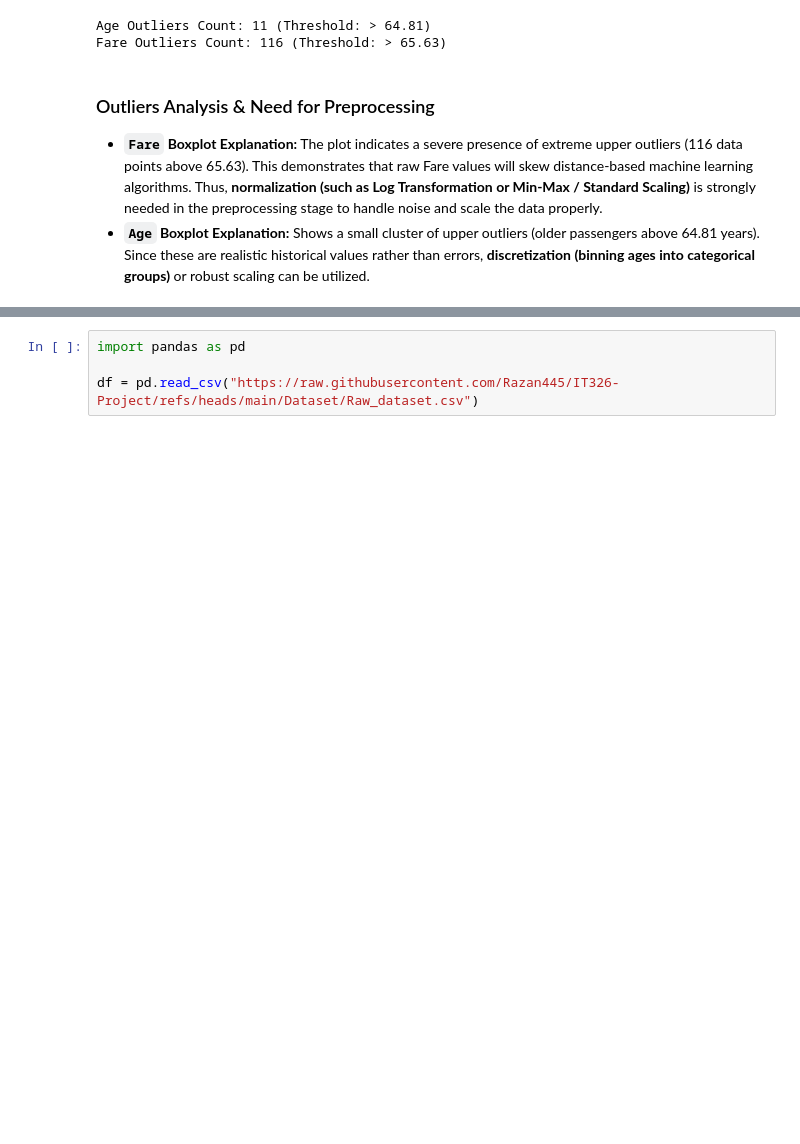
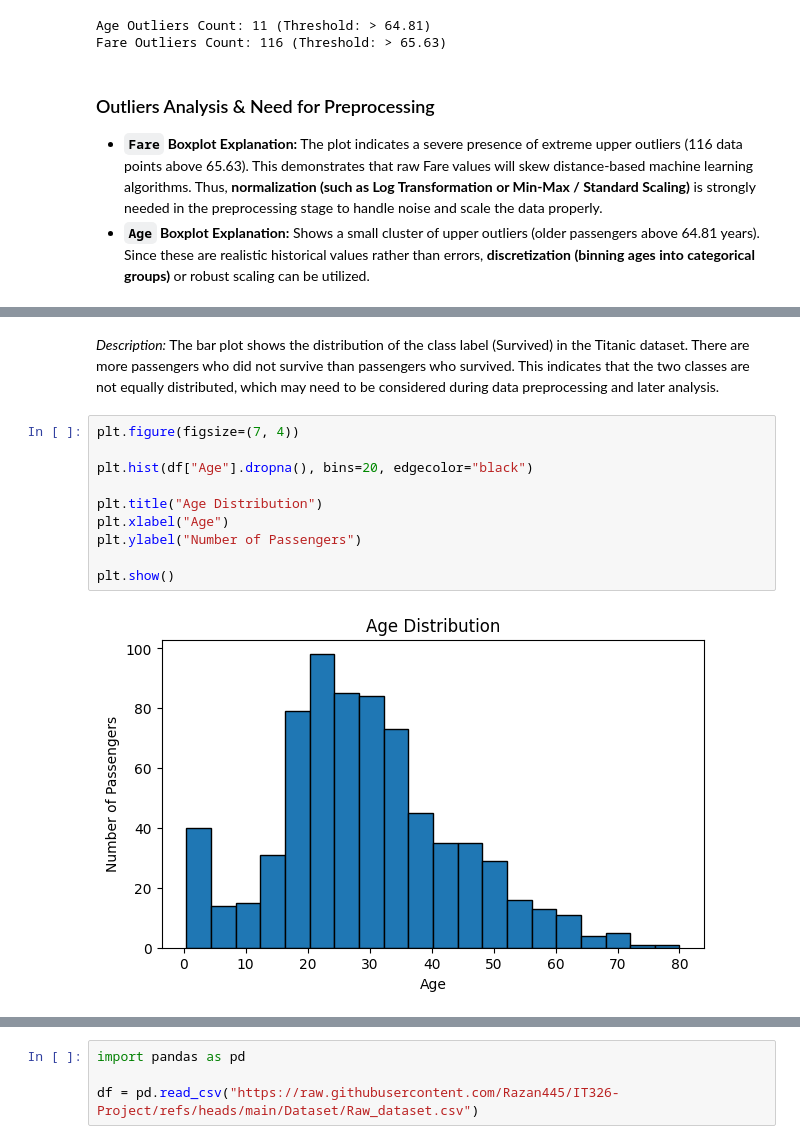
Before and after one commit to Razan445/IT326-Project, a Jupyter notebook: Phase2.ipynb, the cells around one changed output, grey strips where cells are left out. Saved outputs shown, nothing was run; the diff lists cells and outputs as text; blank space fills up the shorter version.

```diff
--- a/Phase2.ipynb
+++ b/Phase2.ipynb
@@ -109,0 +129,15 @@ Fare Outliers Count: 116 (Threshold: > 65.63)
+# %% [markdown]
+*Description:*
+The bar plot shows the distribution of the class label (Survived) in the Titanic dataset. There are more passengers who did not survive than passengers who survived. This indicates that the two classes are not equally distributed, which may need to be considered during data preprocessing and later analysis.
+# %%
+plt.figure(figsize=(7, 4))
+
+plt.hist(df["Age"].dropna(), bins=20, edgecolor="black")
+
+plt.title("Age Distribution")
+plt.xlabel("Age")
+plt.ylabel("Number of Passengers")
+
+plt.show()
+# %% [output]
+[figure, added]
```
Also changed, not shown: parts of 3 cells of this notebook.
